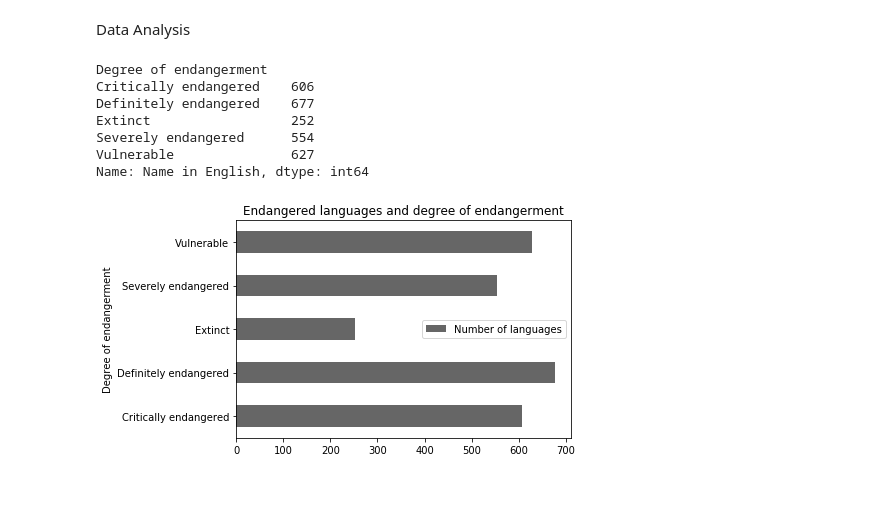
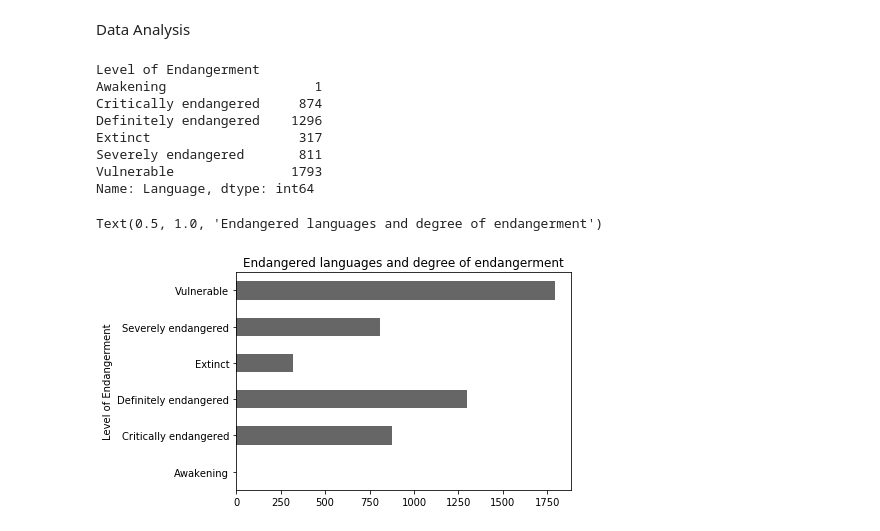
Before and after one commit to wendyrliang/EndangeredLanguages, a Jupyter notebook: Endangered_map.ipynb, the cells around one changed output. Cells and saved outputs as stored; diff of their text form; code cells hidden in the pictures; blank space fills up the shorter version.

Commit message:
New Data

```diff
--- a/Endangered_map.ipynb
+++ b/Endangered_map.ipynb
@@ -20,7 +20,7 @@ plotly.tools.set_credentials_file(username='WendyLiang', api_key='0Mqn1LRKjujs81
 mapbox_access_token = 'pk.eyJ1Ijoid2VuZHlsaWFuZyIsImEiOiJjandhZGVzd3cwOHU0NGFuMHBzdHJvNHdhIn0.15zho30YkMBcHvlAVx4J9w'
 
 # load data
-df = pd.read_csv('./data/UNESCO.csv')
+df = pd.read_csv('./data/degree_map_data.csv')
 df.info()
 # %% [output]
 <class 'pandas.core.frame.DataFrame'>
@@ -43,16 +38,0 @@ memory usage: 361.6+ KB
-# %%
-# drop rows with no coordinate info
-df = df[pd.notnull(df['Latitude'])]
-df = df[pd.notnull(df['Countries'])]
-
-# drop informations that we don't need
-df = pd.DataFrame({'Name in English': df['Name in English'],
-                   'Countries': df['Countries'],
-                   'Country codes alpha 3': df['Country codes alpha 3'],
-                   'Degree of endangerment': df['Degree of endangerment'],
-                   'Number of speakers': df['Number of speakers'],
-                   'Latitude': df['Latitude'],
-                   'Longitude': df['Longitude']
-})
-
-df.head()
@@ -342,26 +334,27 @@ import matplotlib.pyplot as plt
 # %%
 # count number of endangered languages for each degree of endangerment
 # only count unique name of languages
-degree = df.groupby('Degree of endangerment')['Name in English'].nunique()
+degree = df.groupby('Level of Endangerment')['Language'].nunique()
 degree
 # %% [output]
-Degree of endangerment
-Critically endangered    606
-Definitely endangered    677
-Extinct                  252
-Severely endangered      554
-Vulnerable               627
-Name: Name in English, dtype: int64
+Level of Endangerment
+Awakening                   1
+Critically endangered     874
+Definitely endangered    1296
+Extinct                   317
+Severely endangered       811
+Vulnerable               1793
+Name: Language, dtype: int64
 # %%
 # create a bar plot for different degree of endangerment
 plt.figure()
-degree_bar = degree.plot.barh(x = 'Degree of endangerment', color='k', alpha=0.6)
-degree_bar.legend(["Number of languages"])
+degree_bar = degree.plot.barh(x = 'Level of Endangerment', color='k', alpha=0.6)
 plt.title('Endangered languages and degree of endangerment')
 # Saving the bar plot as pdf file
 # plt.savefig('degree_bar.pdf')
 # %% [output]
+Text(0.5, 1.0, 'Endangered languages and degree of endangerment')
-[figure, old version]
+[figure, new version]
 # %%
 # replace degree of endangerment with numbers to study
 # the correlation between degree of endangerment and number of speakers
```
Also changed, not shown: parts of 13 cells of this notebook, 6 other files.
